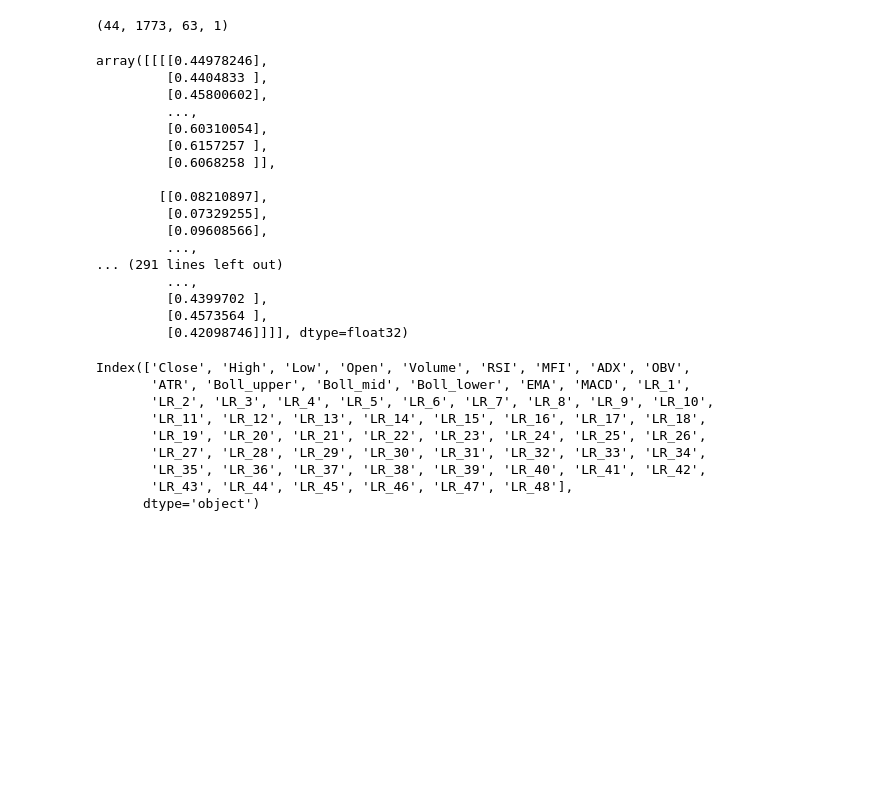
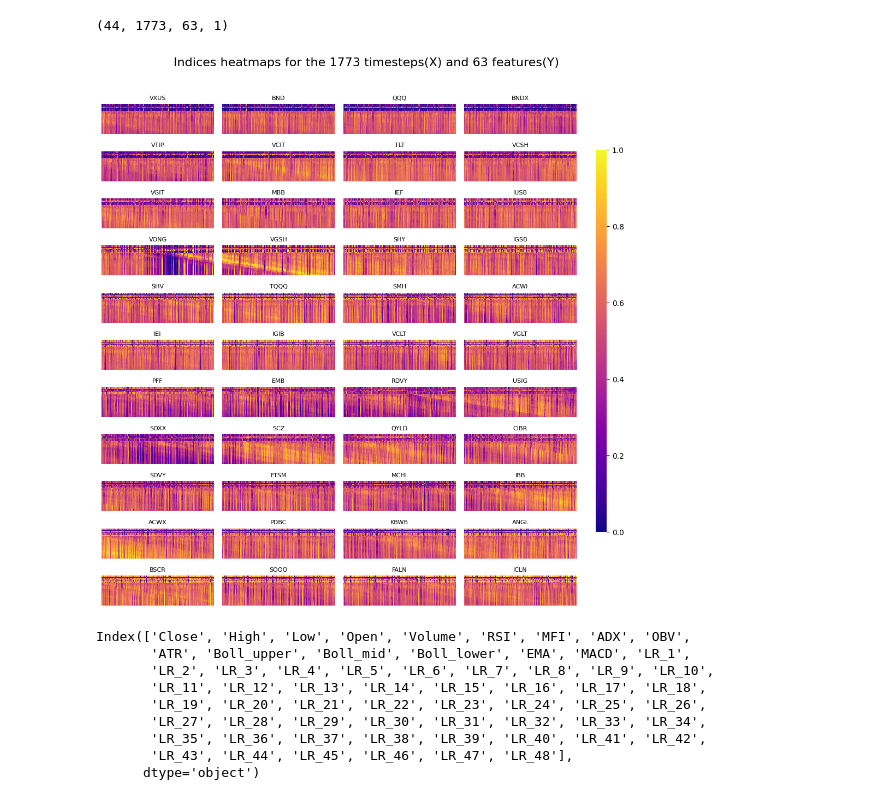
Before and after one commit to human-ak/WQU-Capstone, a Jupyter notebook: data/Clustering.ipynb, the cells around one changed output. Cells and saved outputs as stored; diff of their text form; code cells hidden in the pictures; blank space fills up the shorter version.

```diff
--- a/data/Clustering.ipynb
+++ b/data/Clustering.ipynb
@@ -15,8 +15,21 @@ import tensorflow as tf
 from tensorflow.keras.utils import plot_model #from keras.utils.vis_utils import plot_model
 from sklearn.metrics import normalized_mutual_info_score, adjusted_rand_score
 from sklearn.cluster import AgglomerativeClustering
-from sklearn.utils.linear_assignment_ import linear_assignment
+from scipy.optimize import linear_sum_assignment as linear_assignment
 from keras.callbacks import CSVLogger
+
+import os
+#os.chdir('/mnt/f/etfs/Cluster2')
+
+# Printing current/ working directories
+current_dir = os.getcwd()
+print("Notebooks directory:", current_dir)
+
+# Obtenir le répertoire parent
+parent_dir = os.path.dirname(current_dir)
+print("Local working directory:", parent_dir)
+
+data_dir = parent_dir+"/data/"
+print("Data directory:", data_dir)
 # os.chdir('/mnt/f/etfs/Cluster1')
-os.getcwd()
 # %% [output]
@@ -26,7 +41,8 @@ ModuleNotFoundError: No module named 'sklearn.utils.linear_assignment_'
 # %% [markdown]
 ## Data loading
 # %%
-index_dict = pd.read_pickle('sample_yf_data.pkl')
+sample_yf_pkl = data_dir+"sample_yf_data.pkl"
+index_dict = pd.read_pickle(sample_yf_pkl)
 index_dict
 # %% [output]
 {'VXUS':                Close      High       Low      Open    Volume       RSI  \
@@ -200,25 +216,26 @@ x.shape
 # %% [output]
 (44, 1773, 63, 1)
 # %%
-x
+import seaborn as sns
+
+# Visualize all 44 indices using heatmaps
+fig, axes = plt.subplots(11, 4, figsize=(10, 10))  # Create a grid of subplots
+axes = axes.flatten()  # Flatten the axes array for easier iteration
+
+# Create a colorbar axis
+cbar_ax = fig.add_axes([0.92, 0.15, 0.02, 0.7])  # [left, bottom, width, height]
+
+for i in range(44):
+    sns.heatmap(x[i, :, :, 0].T, cmap="plasma", ax=axes[i], cbar=(i == 0), cbar_ax=None if i else cbar_ax)  # Transpose to have timesteps on x-axis
+    axes[i].set_title(f"{indices[i]}", fontsize=8)
+    axes[i].set_xticks([])
+    axes[i].set_yticks([])
+
+plt.suptitle("Indices heatmaps for the 1773 timesteps(X) and 63 features(Y)", fontsize=16, y=1.02)
+plt.tight_layout(rect=[0, 0, 0.9, 1])  # Adjust layout to make space for the colorbar
+plt.show()
 # %% [output]
-array([[[[0.44978246],
-         [0.4404833 ],
-         [0.45800602],
-         ...,
-         [0.60310054],
-         [0.6157257 ],
-         [0.6068258 ]],
-
-        [[0.08210897],
-         [0.07329255],
-         [0.09608566],
-         ...,
-... (291 lines left out)
-         ...,
-         [0.4399702 ],
-         [0.4573564 ],
-         [0.42098746]]]], dtype=float32)
+[figure, added]
 # %%
 print(data.columns.get_level_values(1).unique())
 # %% [output]
```
Also changed, not shown: parts of 3 cells of this notebook, 2 other files.
